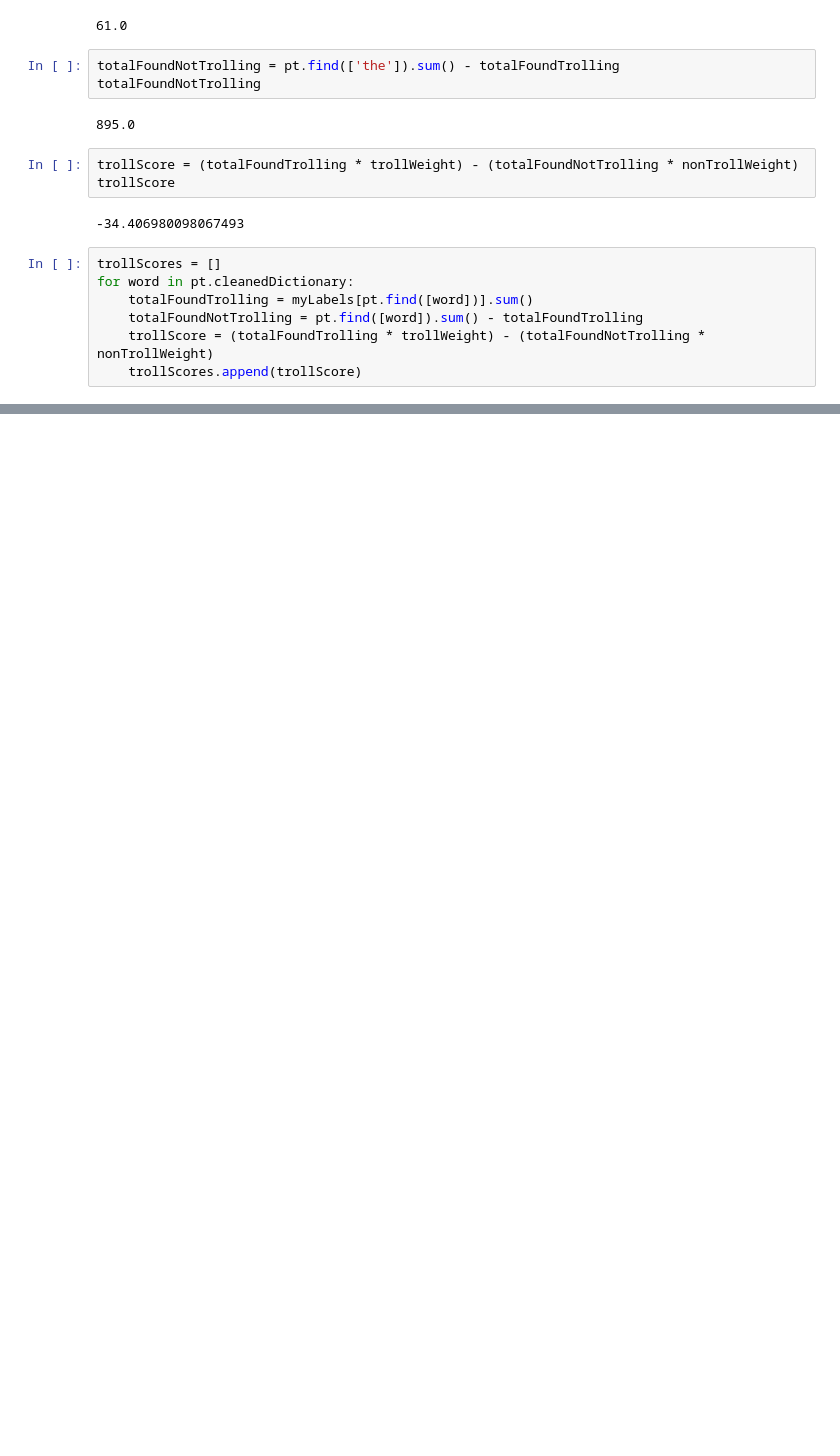
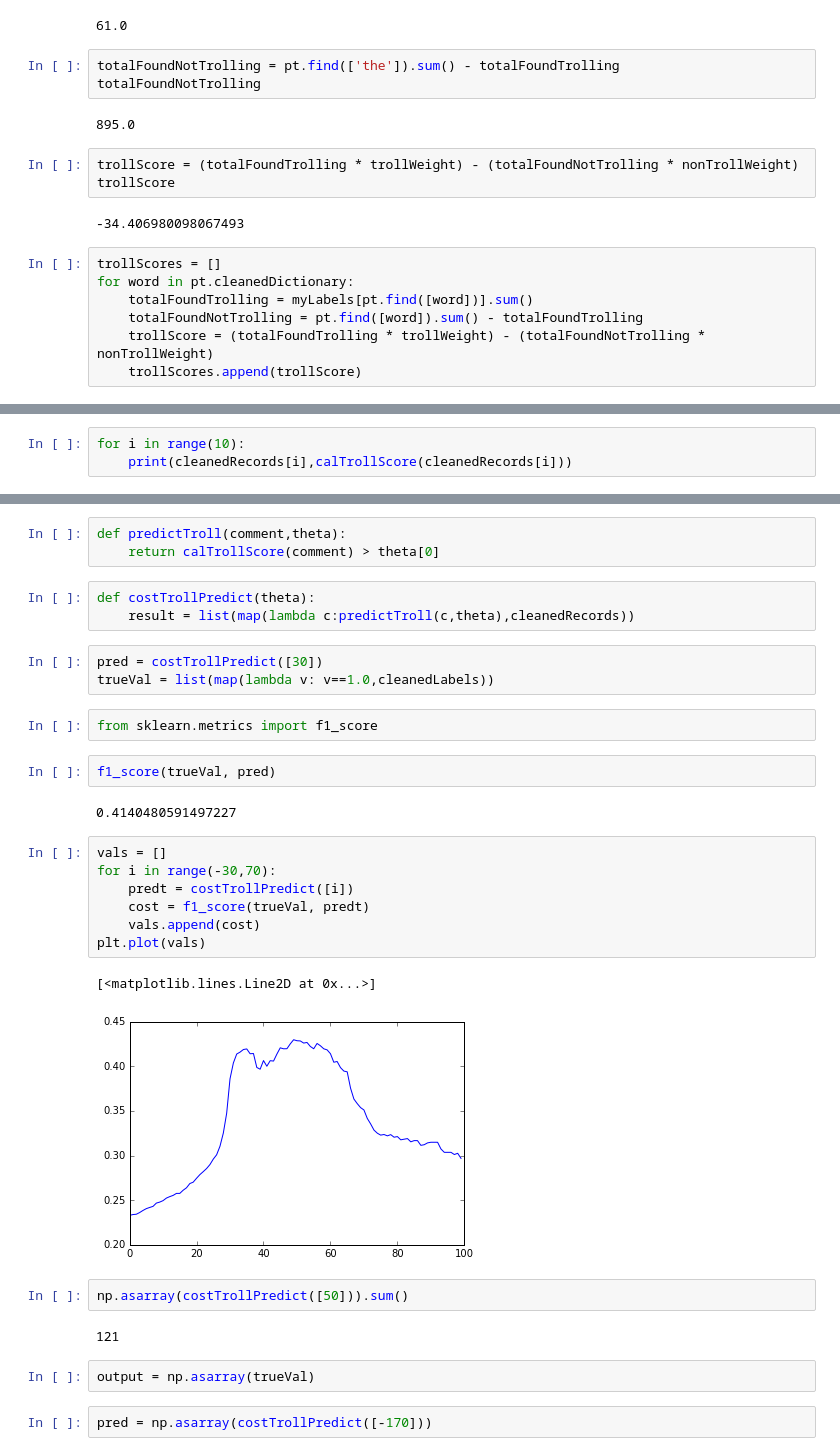
Before and after one commit to ZackAkil/Data-Science-Meetup-Predicting-Trolls, a Jupyter notebook: Predicting-Trolls-master/Youtube comment analysis using PrimeText.ipynb, the cells around one changed output, grey strips where cells are left out. Saved outputs shown, nothing was run; the diff lists cells and outputs as text; blank space fills up the shorter version.

Commit message:
troll prediction performance

```diff
--- a/Predicting-Trolls-master/Youtube comment analysis using PrimeText.ipynb
+++ b/Predicting-Trolls-master/Youtube comment analysis using PrimeText.ipynb
@@ -170,0 +179,3 @@ sortedS2.plot.bar()
+# %%
+for i in range(10):
+    print(cleanedRecords[i],calTrollScore(cleanedRecords[i]))
@@ -170,0 +193,33 @@ sortedS2.plot.bar()
+# %%
+def predictTroll(comment,theta):
+    return calTrollScore(comment) > theta[0]
+# %%
+def costTrollPredict(theta):
+    result = list(map(lambda c:predictTroll(c,theta),cleanedRecords))
+# %%
+pred = costTrollPredict([30])
+trueVal = list(map(lambda v: v==1.0,cleanedLabels))
+# %%
+from sklearn.metrics import f1_score
+# %%
+f1_score(trueVal, pred)
+# %% [output]
+0.4140480591497227
+# %%
+vals = []
+for i in range(-30,70):
+    predt = costTrollPredict([i])
+    cost = f1_score(trueVal, predt)
+    vals.append(cost)
+plt.plot(vals)
+# %% [output]
+[<matplotlib.lines.Line2D at 0x...>]
+[figure, added]
+# %%
+np.asarray(costTrollPredict([50])).sum()
+# %% [output]
+121
+# %%
+output = np.asarray(trueVal)
+# %%
+pred = np.asarray(costTrollPredict([-170]))
```
Also changed, not shown: parts of 20 cells of this notebook.
